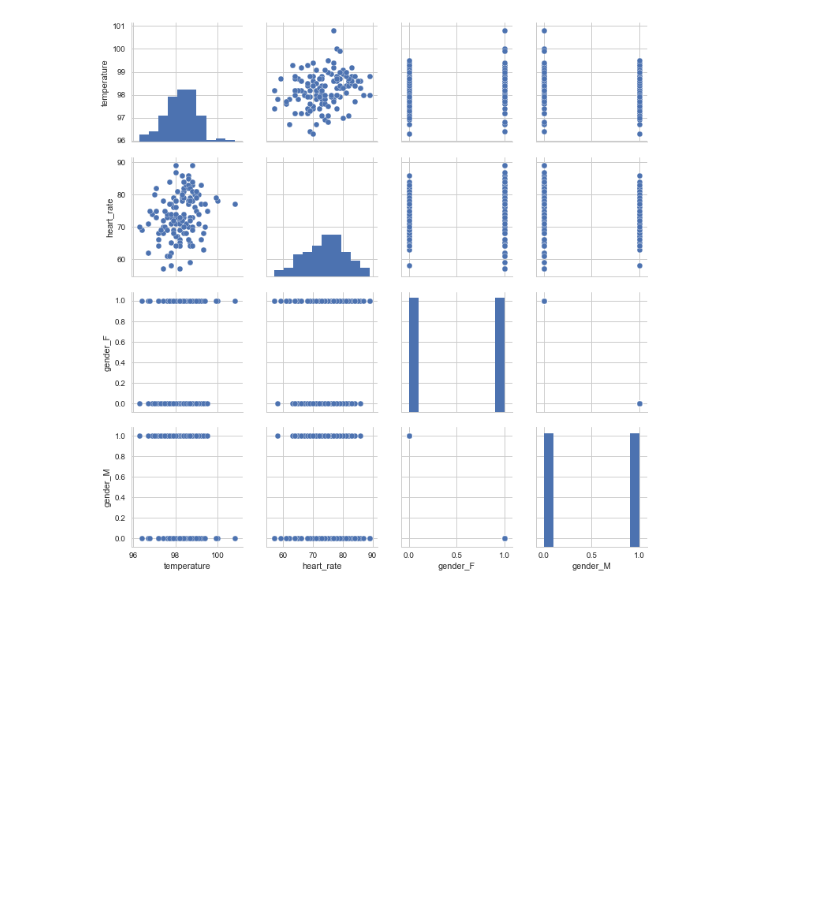
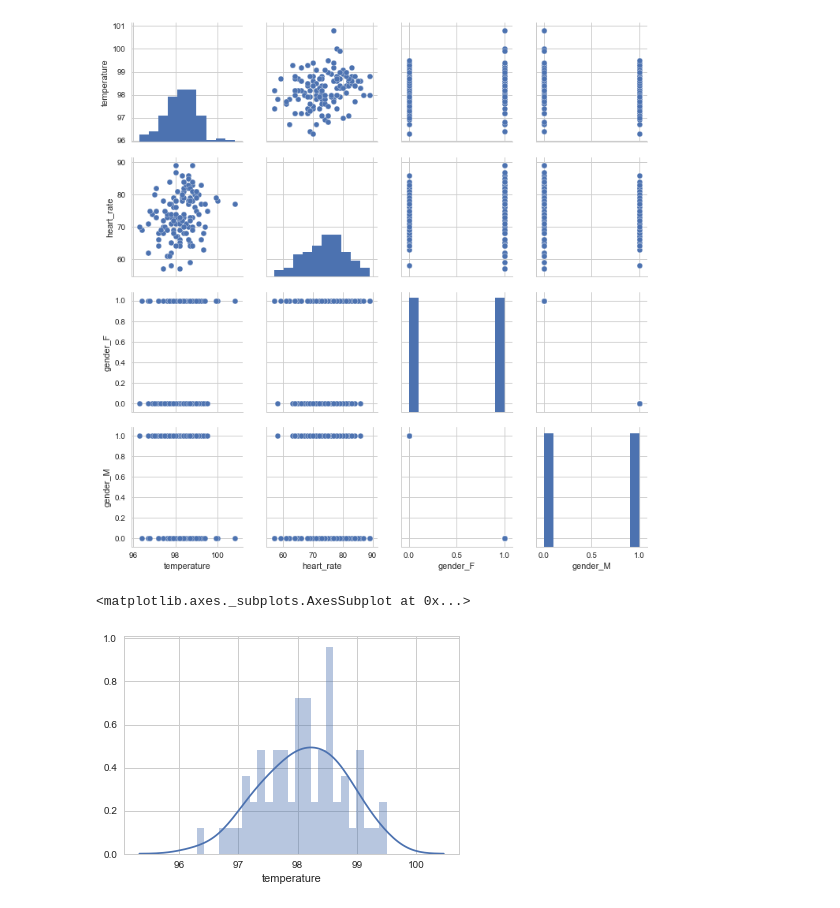
Before and after one commit to thomasdunlap/data-science-career-track, a Jupyter notebook: 09_EDA_Human_Body_Temperature/sliderule_dsi_inferential_statistics_exercise_1.ipynb, the cells around one changed output. Drawn from its saved outputs; the diff is of its cells as text; code cells hidden in the pictures; blank space fills up the shorter version.

Commit message:
feat: Added male and female distplots to EDA.

```diff
--- a/09_EDA_Human_Body_Temperature/sliderule_dsi_inferential_statistics_exercise_1.ipynb
+++ b/09_EDA_Human_Body_Temperature/sliderule_dsi_inferential_statistics_exercise_1.ipynb
@@ -120,3 +120,8 @@ sns.pairplot(df_with_dummies)
 # %% [output]
 <seaborn.axisgrid.PairGrid at 0x...>
 [figure]
+# %%
+sns.distplot(df_with_dummies[df_with_dummies["gender_M"] == 1.0]["temperature"], bins=25)
+# %% [output]
+<matplotlib.axes._subplots.AxesSubplot at 0x...>
+[figure, added]
```
Also changed, not shown: parts of 1 cell of this notebook.
